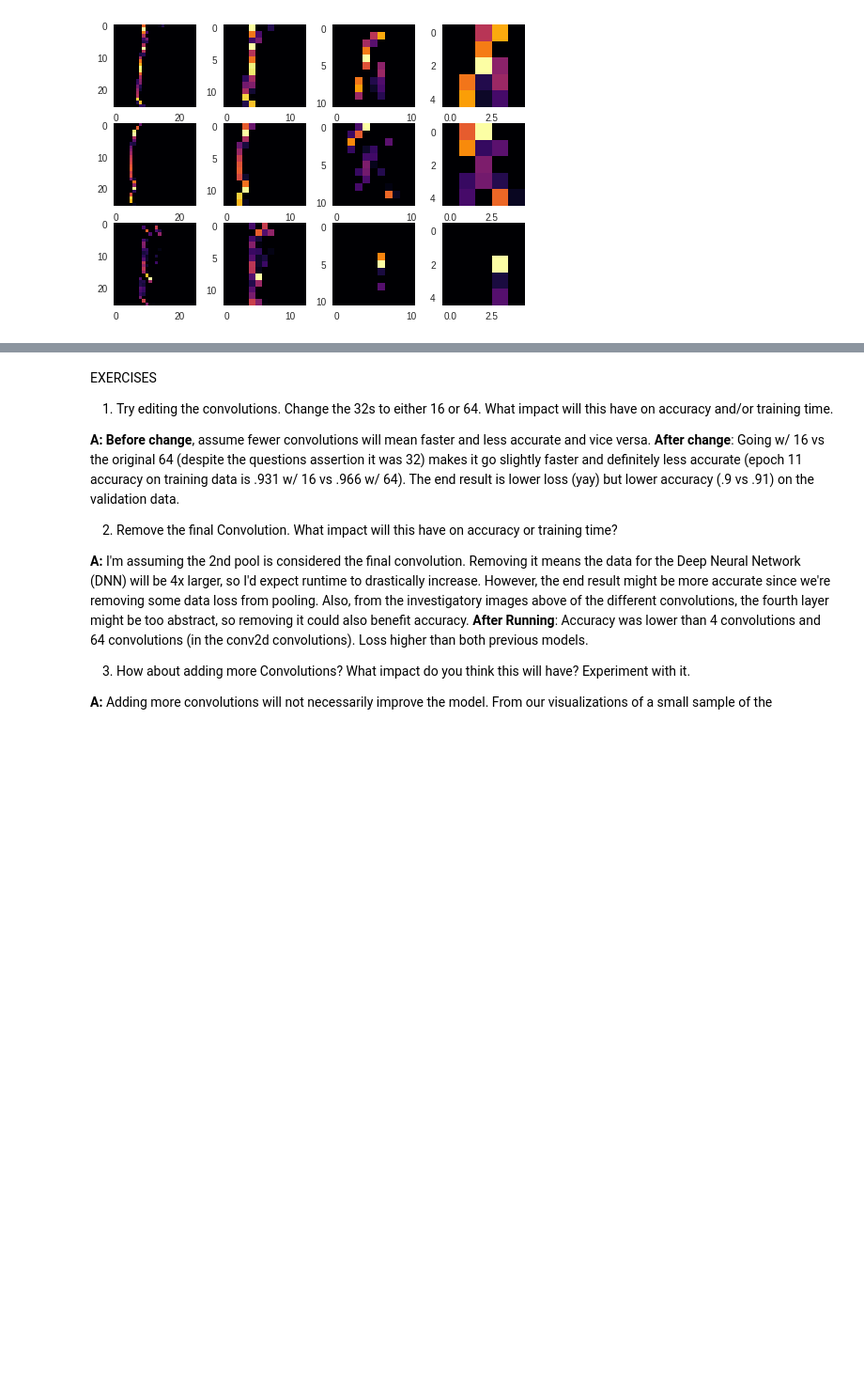
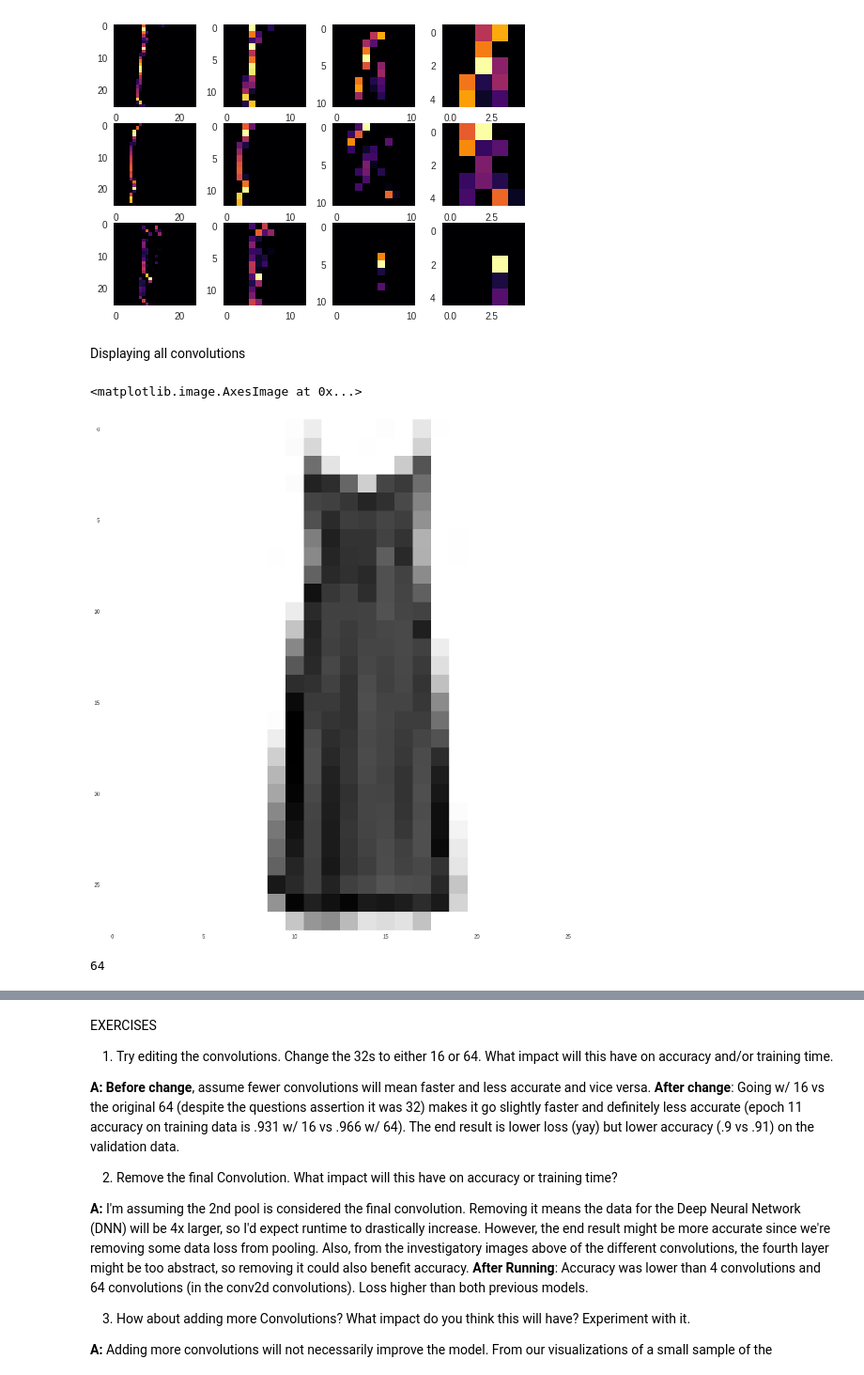
Before and after one commit to krisrjohnson/TFCoursework, a Jupyter notebook: Course_1_Part_6_Lesson_2_Notebook.ipynb, the cells around one changed output, grey strips where cells are left out. Shown: that part at 94% size. Cells and saved outputs as stored; diff of their text form; code cells hidden in the pictures; blank space fills up the shorter version.

```diff
--- a/Course_1_Part_6_Lesson_2_Notebook.ipynb
+++ b/Course_1_Part_6_Lesson_2_Notebook.ipynb
@@ -246,3 +246,19 @@ for x in range(0,4): #iterate over the first 4 layers
   axarr[2,x].grid(False)
 # %% [output]
 [figure]
+# %% [markdown]
+Displaying all convolutions
+# %%
+#original image
+
+plt.grid(False)
+plt.rcParams["figure.figsize"] = [3,4]
+plt.imshow(np.squeeze(test_images[FIRST_IMAGE]))
+# %% [output]
+<matplotlib.image.AxesImage at 0x...>
+[figure, added]
+# %%
+convolutions = activation_model.predict(test_images[FIRST_IMAGE].reshape(1, 28, 28, 1))[0].shape[3]
+print (convolutions)
+# %% [output]
+64
```
Also changed, not shown: parts of 5 cells of this notebook.
